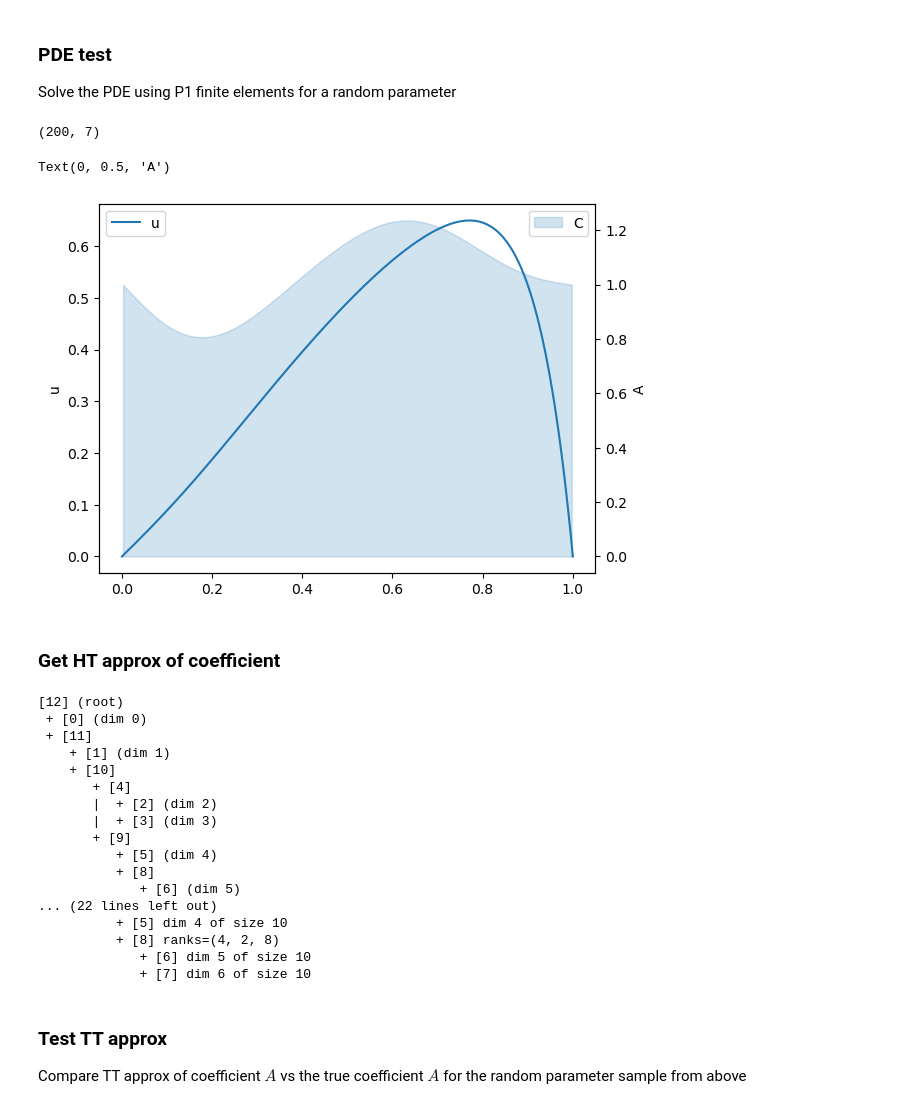
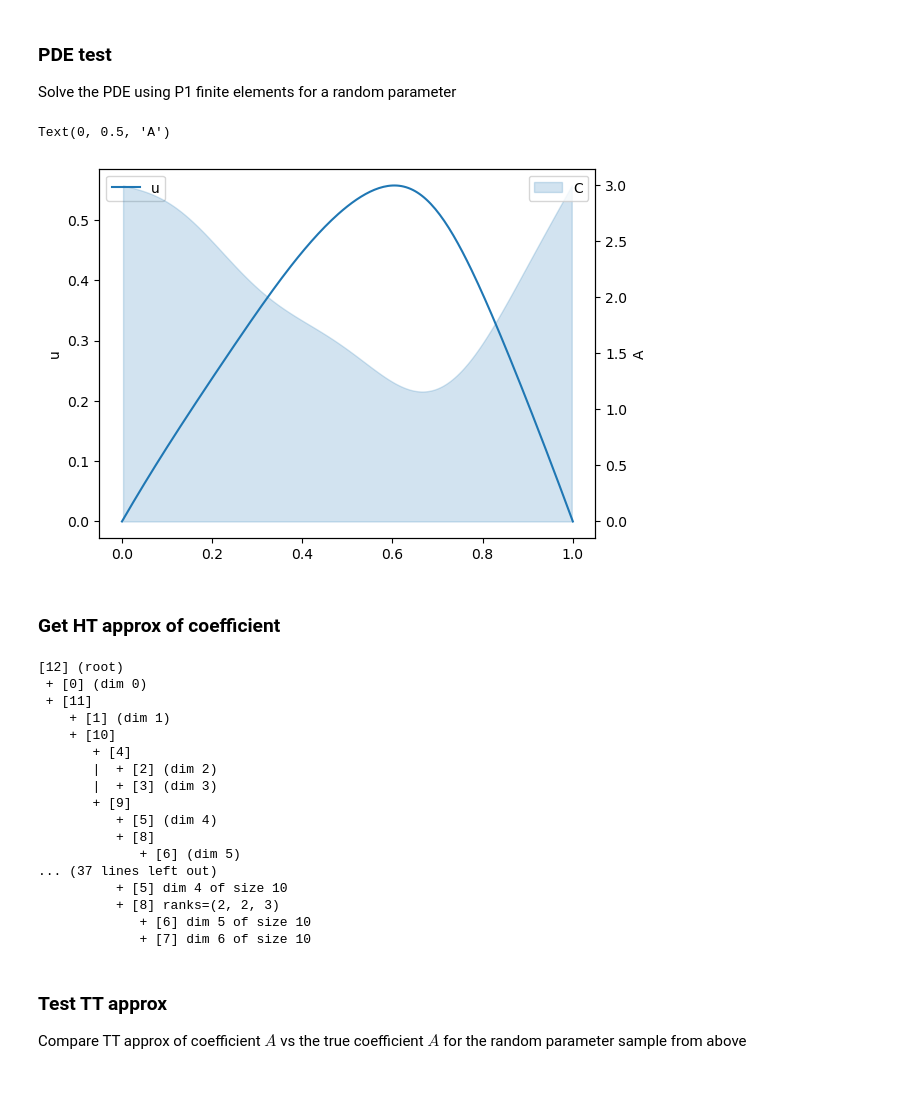
Before and after one commit to huberbenno/TT-IRT, a Jupyter notebook: python/htucker/tree_als_cross_test.ipynb, the cells around one changed output. Saved outputs shown, nothing was run; the diff lists cells and outputs as text; code cells hidden in the pictures.

```diff
--- a/python/htucker/tree_als_cross_test.ipynb
+++ b/python/htucker/tree_als_cross_test.ipynb
@@ -46,7 +46,7 @@ class SimplePDE:
       A1.append(Ai)
 
     # constant part (from boundary)
-    [nx, I] = np.shape(coeff[2])
+    [nx, I] = np.shape(coeff[1])
     A2 = []
     for i in range(I):
       # constant part of matrix
@@ -104,7 +104,7 @@ class diffusion_coeff:
     c = np.full(len(X), self.offset,dtype=float)
     for i, x in enumerate(X):
       k = np.arange(1,len(x)-1)
-      c[i] += np.sum(np.exp(-k) * np.sin(np.pi*k*x[0]/(self.Nx-1)) \
+      c[i] += np.sum(k**-2. * np.sin(np.pi*k*x[0]/(self.Nx-1)) \
                       * (x[k+1]/(self.Ny-1) - 0.5) * self.var)
     return c
 # %% [markdown]
@@ -116,42 +116,40 @@ Nx = 200    # spatial resolution
 Ny = 10       # parameter resolution
 n_a_param = 5 # number of parameters for diffusion coeff
 n_param = n_a_param + 1
-offset = 1   # parameter mean
+offset = 3   # parameter mean
 var = 4       # 'variance' of the parameters
 v_min, v_max = -10, 10
 
 # get random params
 rng = np.random.default_rng()
 y = rng.uniform(0, Ny-1, n_a_param)
 v = rng.uniform(v_min, v_max)
-X = np.hstack([np.arange(Nx).reshape((-1,1)), np.tile(y, [Nx,1]), np.zeros((Nx,1))])
-print(X.shape)
+X = np.hstack([np.arange(Nx).reshape((-1,1)), np.zeros((Nx,1)), np.tile(y, [Nx,1])])
 
 cfun = diffusion_coeff(Nx, Ny, offset, var)
 
 C_true = cfun(X)
 
 PDE_fun = SimplePDE(Nx)
 
 U = PDE_fun.solve([[C_true.reshape(-1,1), v * np.ones((1,1)), np.ones((1,1))], [np.ones((1,1))]])
 U = np.ravel(U[0])
 
 fig, ax = plt.subplots()
 ax2 = ax.twinx()
 
 x = np.arange(Nx+1) / Nx
 midpoints = (np.arange(Nx) + 0.5) / Nx
 p = ax.plot(x, U, label='u')
 ax2.fill_between((np.arange(len(C_true)) + 0.5) / (len(C_true)), C_true, alpha=0.2, color=p[0].get_color(), label='C')
 
 ax.set_ylabel('u')
 ax.legend(loc='upper left')
 ax2.legend(loc='upper right')
 ax2.set_ylabel('A')
 # %% [output]
-(200, 7)
+Text(0, 0.5, 'A')
-Text(0, 0.5, 'A')
-[figure, old version]
+[figure, new version]
 # %% [markdown]
 ### Get HT approx of coefficient
 # %%
@@ -159,15 +157,16 @@ from tree import Tree
 from tree_tensor import TreeBasedTensor
 from tree_cross import TreeCross
 
-tol = 1e-3
+tol = 1e-2
 param_shape = tuple([Ny] * n_param)
 
 tree = Tree.from_tupletree((0,(1,((2,3), (4,(5,6))))))
+# tree = Tree.from_tupletree((0,(1,2)))
 tree.print()
 C_a = TreeBasedTensor.randn(tree, (Nx,) + param_shape, Ny)
 
 cross = TreeCross(C_a)
-cross.run(cfun, n_iter=10, eps=0, kickrank=2, verbose=True)
+cross.run(cfun, n_iter=25, eps=0, kickrank=1, verbose=True)
 C_a.round(tol=tol)
 C_a.print()
 # # random init tensor
@@ -188,9 +187,9 @@ C_a.print()
           + [5] (dim 4)
           + [8]
              + [6] (dim 5)
-... (22 lines left out)
+... (37 lines left out)
           + [5] dim 4 of size 10
-          + [8] ranks=(4, 2, 8)
+          + [8] ranks=(2, 2, 3)
              + [6] dim 5 of size 10
              + [7] dim 6 of size 10
 # %% [markdown]
```
Also changed, not shown: parts of 6 cells of this notebook, 5 other files.
